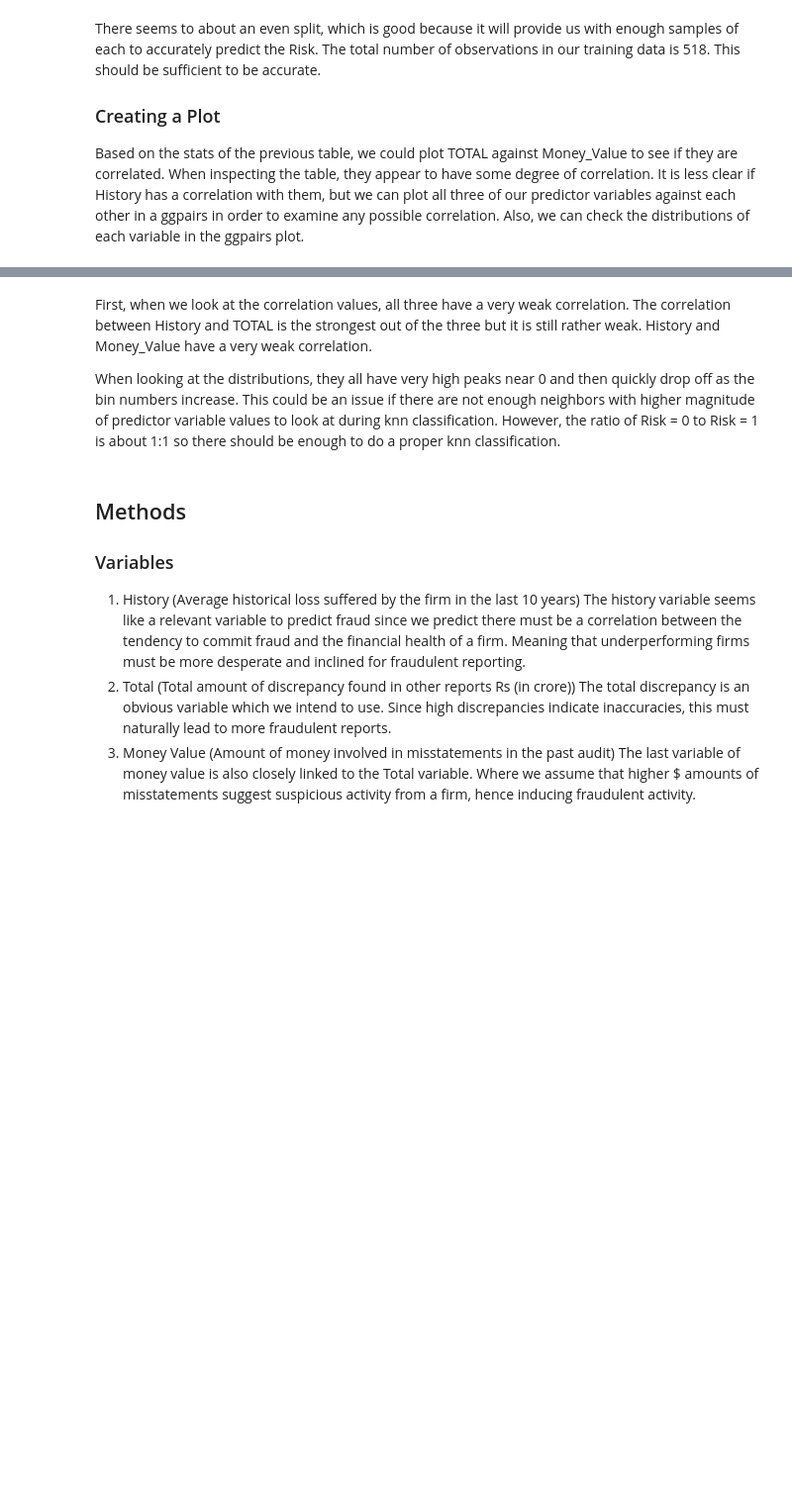
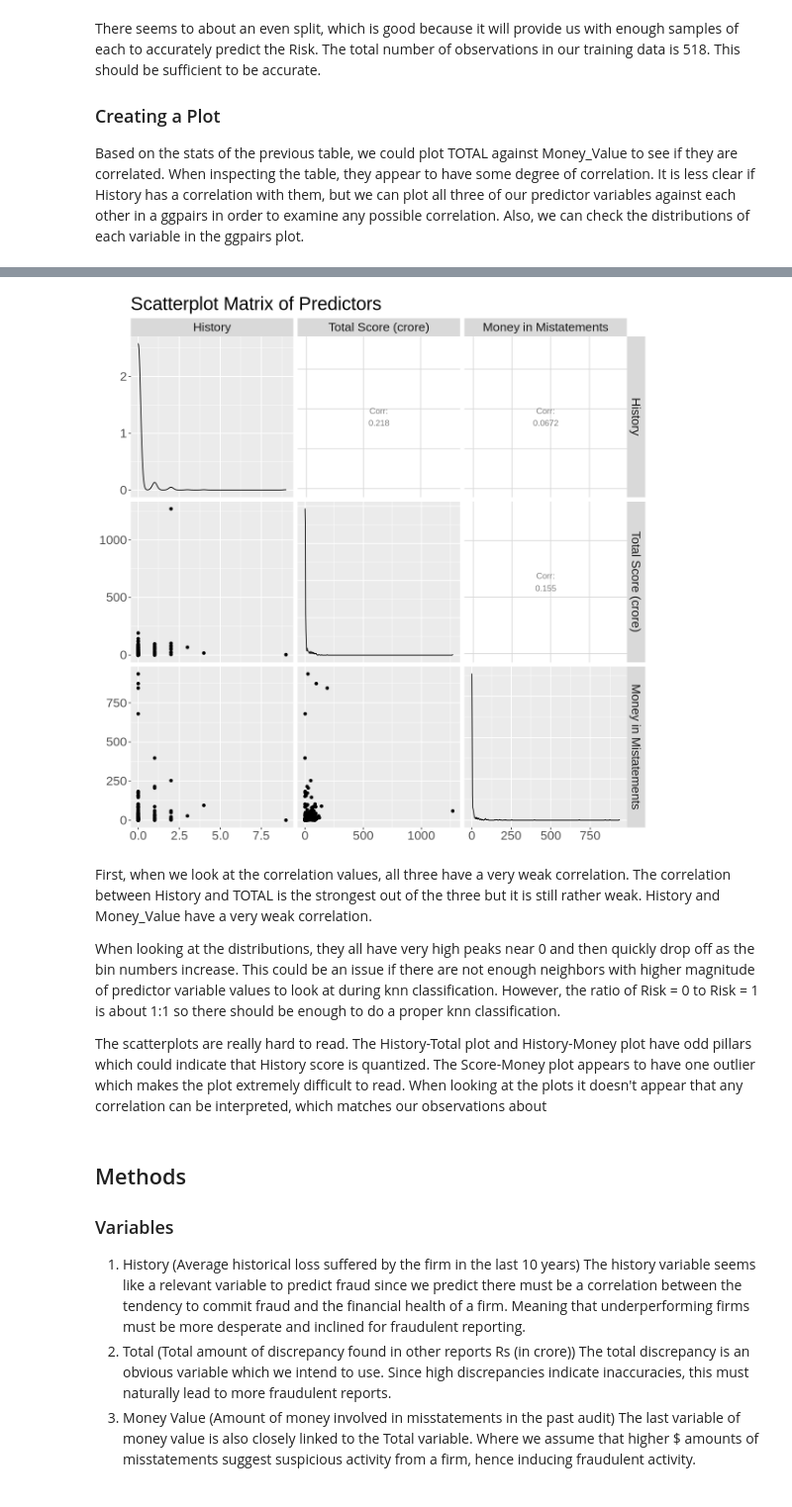
Before and after one commit to stevenning203/dsci100_group_proposal, a Jupyter notebook: notebook.ipynb, the cells around one changed output, grey strips where cells are left out. Shown: that part at 99% size. Saved outputs shown, nothing was run; the diff lists cells and outputs as text; code cells hidden in the pictures; blank space fills up the shorter version.

Commit message:
Changed matrix scatter plot
- Added title
- Changed labels
- Added paragraph to desc.

```diff
--- a/notebook.ipynb
+++ b/notebook.ipynb
@@ -158,0 +141,10 @@ Warning message:
+# %%
+options(repr.plot.width=10, repr.plot.height=10)
+
+audit_risk_data_pairs <- audit_risk_data_training_predictors %>%
+ggpairs(columnLabels = c("History", "Total Score (crore)", "Money in Mistatements")) +
+theme(text = element_text(size = 20)) +
+ggtitle("Scatterplot Matrix of Predictors")
+
+audit_risk_data_pairs
+# %% [output]
@@ -159,7 +161,10 @@ Warning message:
+[figure, added]
 # %% [markdown]
 First, when we look at the correlation values, all three have a very weak correlation. The correlation between History and TOTAL is the strongest out of the three but it is still rather weak. History and Money_Value have a very weak correlation.
 
 When looking at the distributions, they all have very high peaks near 0 and then quickly drop off as the bin numbers increase. This could be an issue if there are not enough neighbors with higher magnitude of predictor variable values to look at during knn classification. However, the ratio of Risk = 0 to Risk = 1 is about 1:1 so there should be enough to do a proper knn classification.
+
+The scatterplots are really hard to read. The History-Total plot and History-Money plot have odd pillars which could indicate that History score is quantized. The Score-Money plot appears to have one outlier which makes the plot extremely difficult to read. When looking at the plots it doesn't appear that any correlation can be interpreted, which matches our observations about
 # %% [markdown]
 ## Methods
 
```
Also changed, not shown: parts of 2 cells of this notebook.
